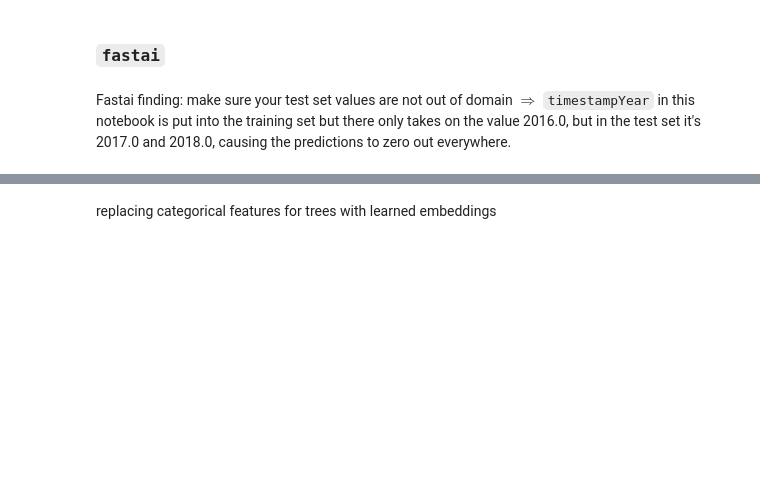
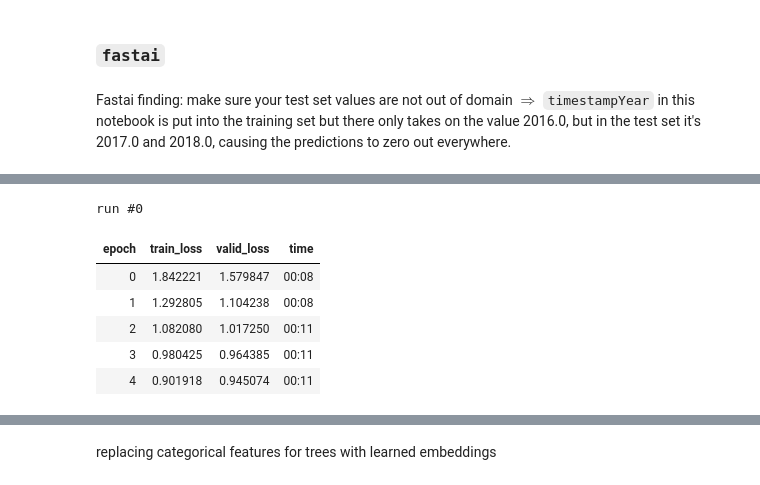
Before and after one commit to eschmidt42/ashrae, a Jupyter notebook: nbs/all_meters_one_model.ipynb, the cells around one changed output, grey strips where cells are left out. Cells and saved outputs as stored; diff of their text form; code cells hidden in the pictures; blank space fills up the shorter version.

```diff
--- a/nbs/all_meters_one_model.ipynb
+++ b/nbs/all_meters_one_model.ipynb
@@ -261,7 +351,15 @@ run = -1 # a counter for `fit_one_cycle` executions
 # %%
 run += 1
 print(f'run #{run}')
-learn.fit_one_cycle(5, lr_max=1e-1)
+learn.fit_one_cycle(5, lr_max=4e-2)
+# %% [output]
+run #0
+| epoch | train_loss | valid_loss | time |
+| 0 | 1.842221 | 1.579847 | 00:08 |
+| 1 | 1.292805 | 1.104238 | 00:08 |
+| 2 | 1.082080 | 1.017250 | 00:11 |
+| 3 | 0.980425 | 0.964385 | 00:11 |
+| 4 | 0.901918 | 0.945074 | 00:11 |
 # %%
 %%time
 y_valid_pred, y_valid_true = learn.get_preds()
```
Also changed, not shown: parts of 18 cells of this notebook.
